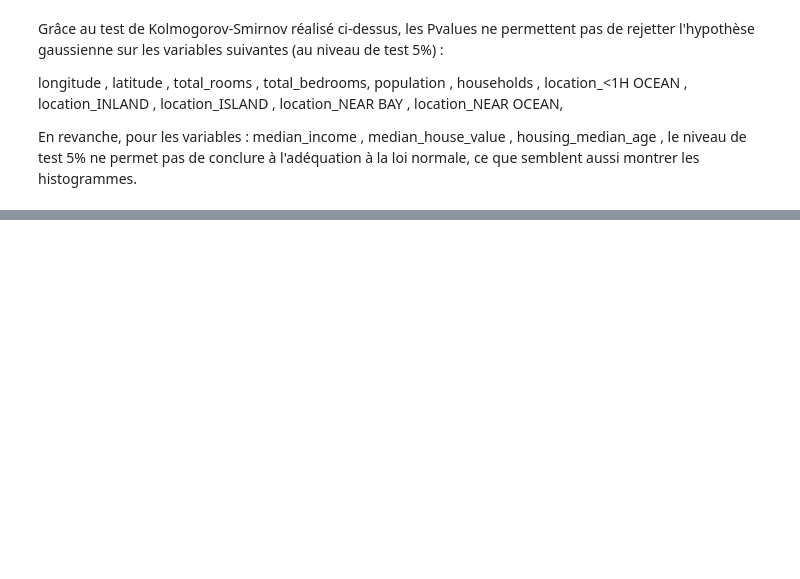
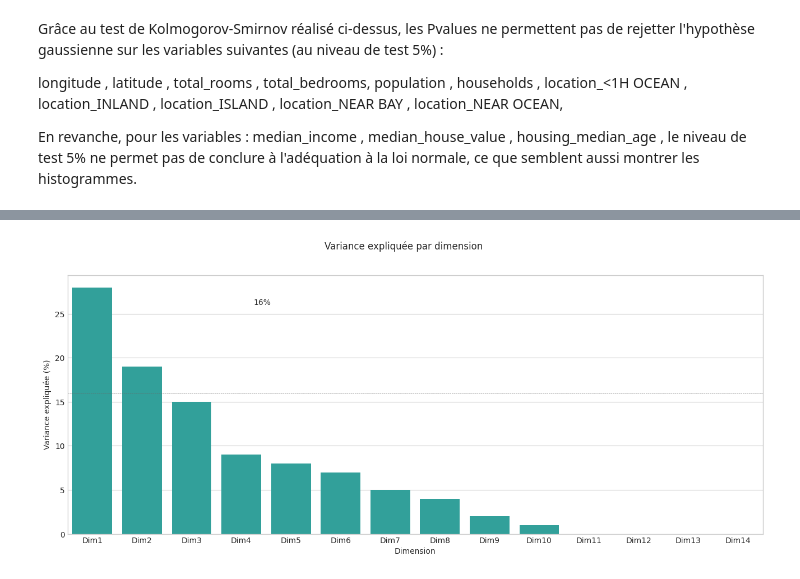
Before and after one commit to kamelbenabdelkader/ML_real_estate_project, a Jupyter notebook: notebook_INFERENCE.ipynb, the cells around one changed output, grey strips where cells are left out. Cells and saved outputs as stored; diff of their text form; code cells hidden in the pictures; blank space fills up the shorter version.

```diff
--- a/notebook_INFERENCE.ipynb
+++ b/notebook_INFERENCE.ipynb
@@ -143,0 +145,4 @@ data.corr(method='pearson')
+# %%
+#variance expliquée
+valprop = acp.explained_variance_
+print(valprop)
@@ -143,0 +154,4 @@ data.corr(method='pearson')
+# %%
+#proportion de variance expliquée
+valprop_ratio = acp.explained_variance_ratio_
+print(valprop_ratio)
@@ -143,0 +165,11 @@ data.corr(method='pearson')
+# %%
+eig = pd.DataFrame(
+    {
+        "Dimension" : ["Dim" + str(x + 1) for x in range(14)],
+        "Valeur propre" : valprop,
+        "% variance expliquée" : numpy.round(valprop_ratio * 100),
+        "% cum. var. expliquée" : numpy.round(numpy.cumsum(valprop_ratio) * 100)
+    },
+    columns = ["Dimension", "Valeur propre", "% variance expliquée", "% cum. var. expliquée"]
+)
+eig
@@ -143,0 +192,14 @@ data.corr(method='pearson')
+# %%
+plt.figure(figsize=(16, 6))
+g_eig = sns.barplot(x = "Dimension",
+                        y = "% variance expliquée",
+                        palette = ["lightseagreen"],
+                        data = eig)
+plt.text(3.25, 26, "16%")
+plt.axhline(y = 16, linewidth = .5, color = "dimgray", linestyle = "--") # 16 = 100 / 6 (nb dimensions)
+g_eig.set(ylabel = "Variance expliquée (%)")
+g_eig.figure.suptitle("Variance expliquée par dimension")
+
+plt.show()
+# %% [output]
+[figure, added]
```
Also changed, not shown: parts of 24 cells of this notebook, 1 other file.
